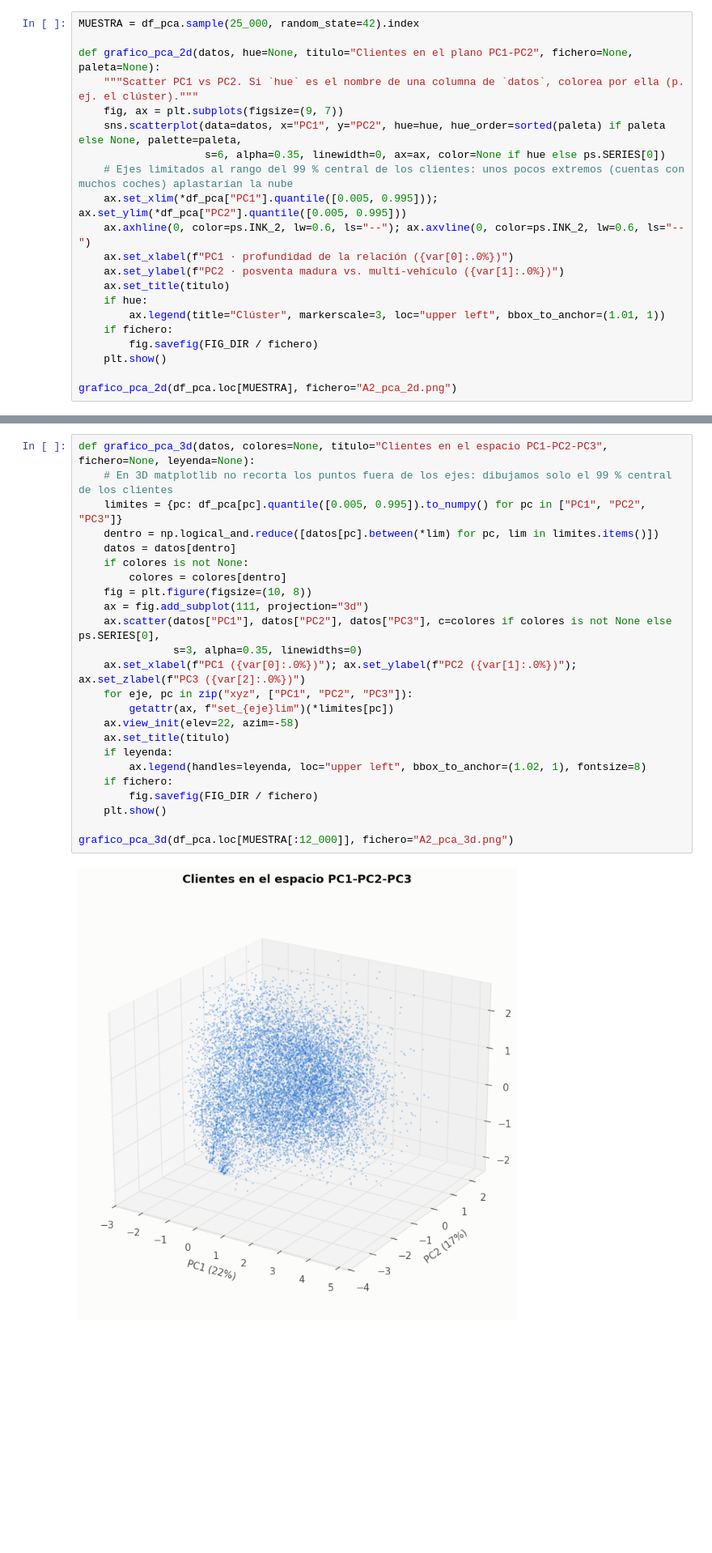
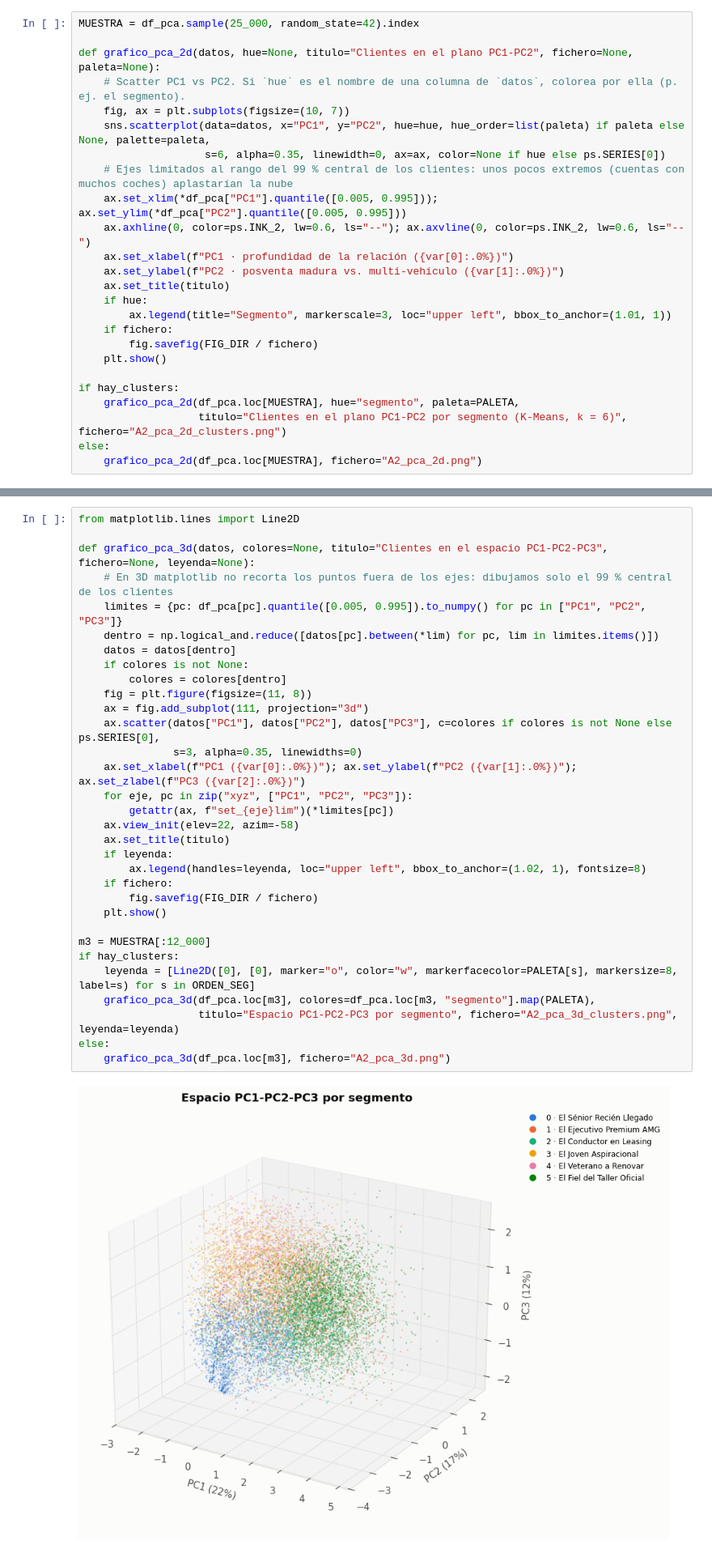
Before and after one commit to javierromeo1612/Malackathon, a Jupyter notebook: notebooks/avanzado_2_pca.ipynb, the cells around one changed output, grey strips where cells are left out. Shown at 81% size. Drawn from its saved outputs; the diff is of its cells as text; blank space fills up the shorter version.

```diff
--- a/notebooks/avanzado_2_pca.ipynb
+++ b/notebooks/avanzado_2_pca.ipynb
@@ -349,9 +397,9 @@ columna `hue` para colorear por clúster cuando se integra con K-Means.
 MUESTRA = df_pca.sample(25_000, random_state=42).index
 
 def grafico_pca_2d(datos, hue=None, titulo="Clientes en el plano PC1-PC2", fichero=None, paleta=None):
-    """Scatter PC1 vs PC2. Si `hue` es el nombre de una columna de `datos`, colorea por ella (p. ej. el clúster)."""
-    fig, ax = plt.subplots(figsize=(9, 7))
-    sns.scatterplot(data=datos, x="PC1", y="PC2", hue=hue, hue_order=sorted(paleta) if paleta else None, palette=paleta,
+    # Scatter PC1 vs PC2. Si `hue` es el nombre de una columna de `datos`, colorea por ella (p. ej. el segmento).
+    fig, ax = plt.subplots(figsize=(10, 7))
+    sns.scatterplot(data=datos, x="PC1", y="PC2", hue=hue, hue_order=list(paleta) if paleta else None, palette=paleta,
                     s=6, alpha=0.35, linewidth=0, ax=ax, color=None if hue else ps.SERIES[0])
     # Ejes limitados al rango del 99 % central de los clientes: unos pocos extremos (cuentas con muchos coches) aplastarían la nube
     ax.set_xlim(*df_pca["PC1"].quantile([0.005, 0.995])); ax.set_ylim(*df_pca["PC2"].quantile([0.005, 0.995]))
@@ -360,10 +408,14 @@ def grafico_pca_2d(datos, hue=None, titulo="Clientes en el plano PC1-PC2", fiche
     ax.set_ylabel(f"PC2 · posventa madura vs. multi-vehículo ({var[1]:.0%})")
     ax.set_title(titulo)
     if hue:
-        ax.legend(title="Clúster", markerscale=3, loc="upper left", bbox_to_anchor=(1.01, 1))
+        ax.legend(title="Segmento", markerscale=3, loc="upper left", bbox_to_anchor=(1.01, 1))
     if fichero:
         fig.savefig(FIG_DIR / fichero)
     plt.show()
 
-grafico_pca_2d(df_pca.loc[MUESTRA], fichero="A2_pca_2d.png")
+if hay_clusters:
+    grafico_pca_2d(df_pca.loc[MUESTRA], hue="segmento", paleta=PALETA,
+                   titulo="Clientes en el plano PC1-PC2 por segmento (K-Means, k = 6)", fichero="A2_pca_2d_clusters.png")
+else:
+    grafico_pca_2d(df_pca.loc[MUESTRA], fichero="A2_pca_2d.png")
 # %% [output]
@@ -376,26 +431,34 @@ cuaderno 03 (silueta en torno a 0,1): la base de clientes es un continuo de perf
 # %%
+from matplotlib.lines import Line2D
+
 def grafico_pca_3d(datos, colores=None, titulo="Clientes en el espacio PC1-PC2-PC3", fichero=None, leyenda=None):
     # En 3D matplotlib no recorta los puntos fuera de los ejes: dibujamos solo el 99 % central de los clientes
     limites = {pc: df_pca[pc].quantile([0.005, 0.995]).to_numpy() for pc in ["PC1", "PC2", "PC3"]}
     dentro = np.logical_and.reduce([datos[pc].between(*lim) for pc, lim in limites.items()])
     datos = datos[dentro]
     if colores is not None:
         colores = colores[dentro]
-    fig = plt.figure(figsize=(10, 8))
+    fig = plt.figure(figsize=(11, 8))
     ax = fig.add_subplot(111, projection="3d")
     ax.scatter(datos["PC1"], datos["PC2"], datos["PC3"], c=colores if colores is not None else ps.SERIES[0],
                s=3, alpha=0.35, linewidths=0)
     ax.set_xlabel(f"PC1 ({var[0]:.0%})"); ax.set_ylabel(f"PC2 ({var[1]:.0%})"); ax.set_zlabel(f"PC3 ({var[2]:.0%})")
     for eje, pc in zip("xyz", ["PC1", "PC2", "PC3"]):
         getattr(ax, f"set_{eje}lim")(*limites[pc])
     ax.view_init(elev=22, azim=-58)
     ax.set_title(titulo)
     if leyenda:
         ax.legend(handles=leyenda, loc="upper left", bbox_to_anchor=(1.02, 1), fontsize=8)
     if fichero:
         fig.savefig(FIG_DIR / fichero)
     plt.show()
 
-grafico_pca_3d(df_pca.loc[MUESTRA[:12_000]], fichero="A2_pca_3d.png")
+m3 = MUESTRA[:12_000]
+if hay_clusters:
+    leyenda = [Line2D([0], [0], marker="o", color="w", markerfacecolor=PALETA[s], markersize=8, label=s) for s in ORDEN_SEG]
+    grafico_pca_3d(df_pca.loc[m3], colores=df_pca.loc[m3, "segmento"].map(PALETA),
+                   titulo="Espacio PC1-PC2-PC3 por segmento", fichero="A2_pca_3d_clusters.png", leyenda=leyenda)
+else:
+    grafico_pca_3d(df_pca.loc[m3], fichero="A2_pca_3d.png")
 # %% [output]
-[figure, old version]
+[figure, new version]
```
Also changed, not shown: parts of 19 cells of this notebook, 18 other files.
